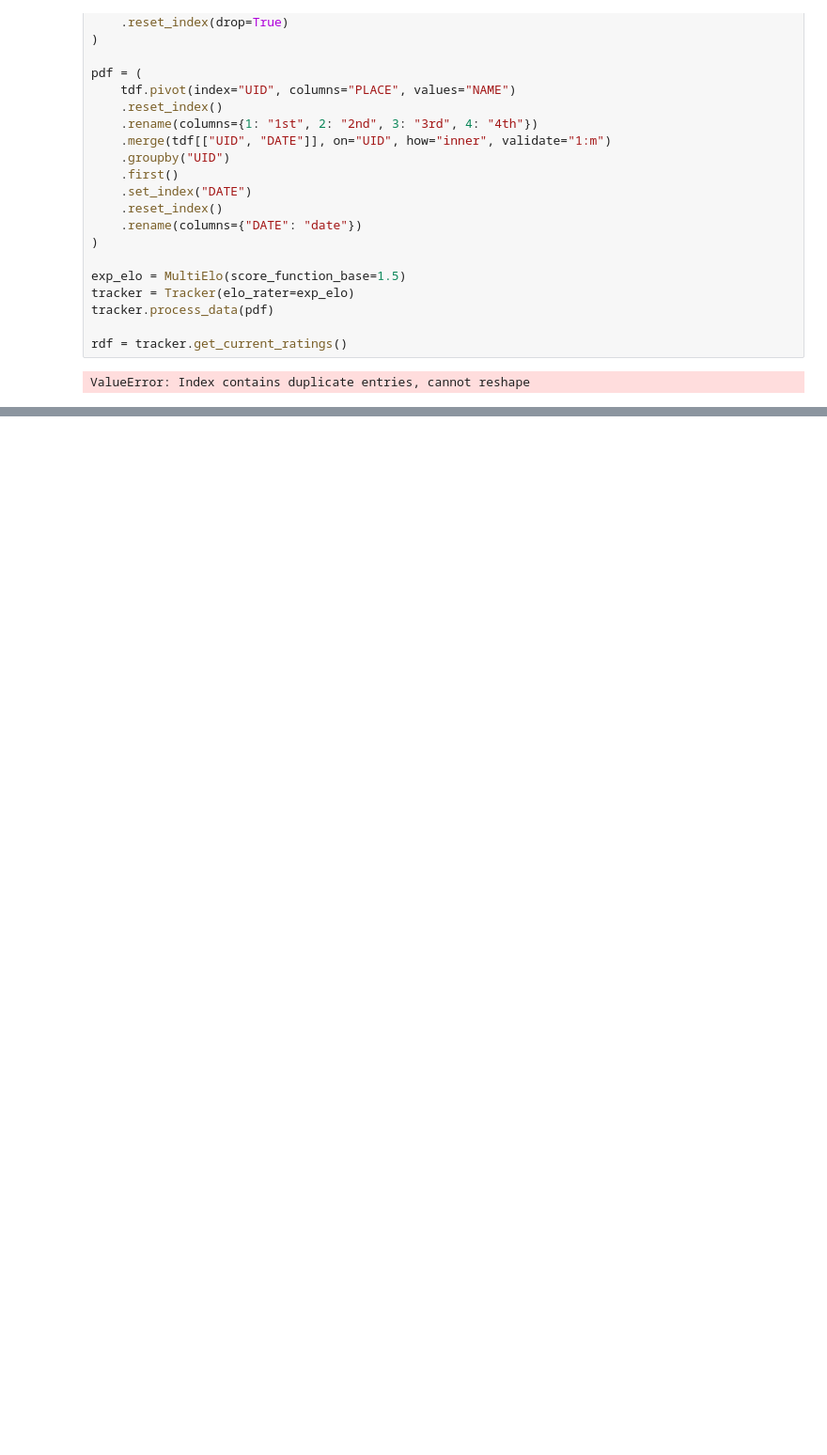
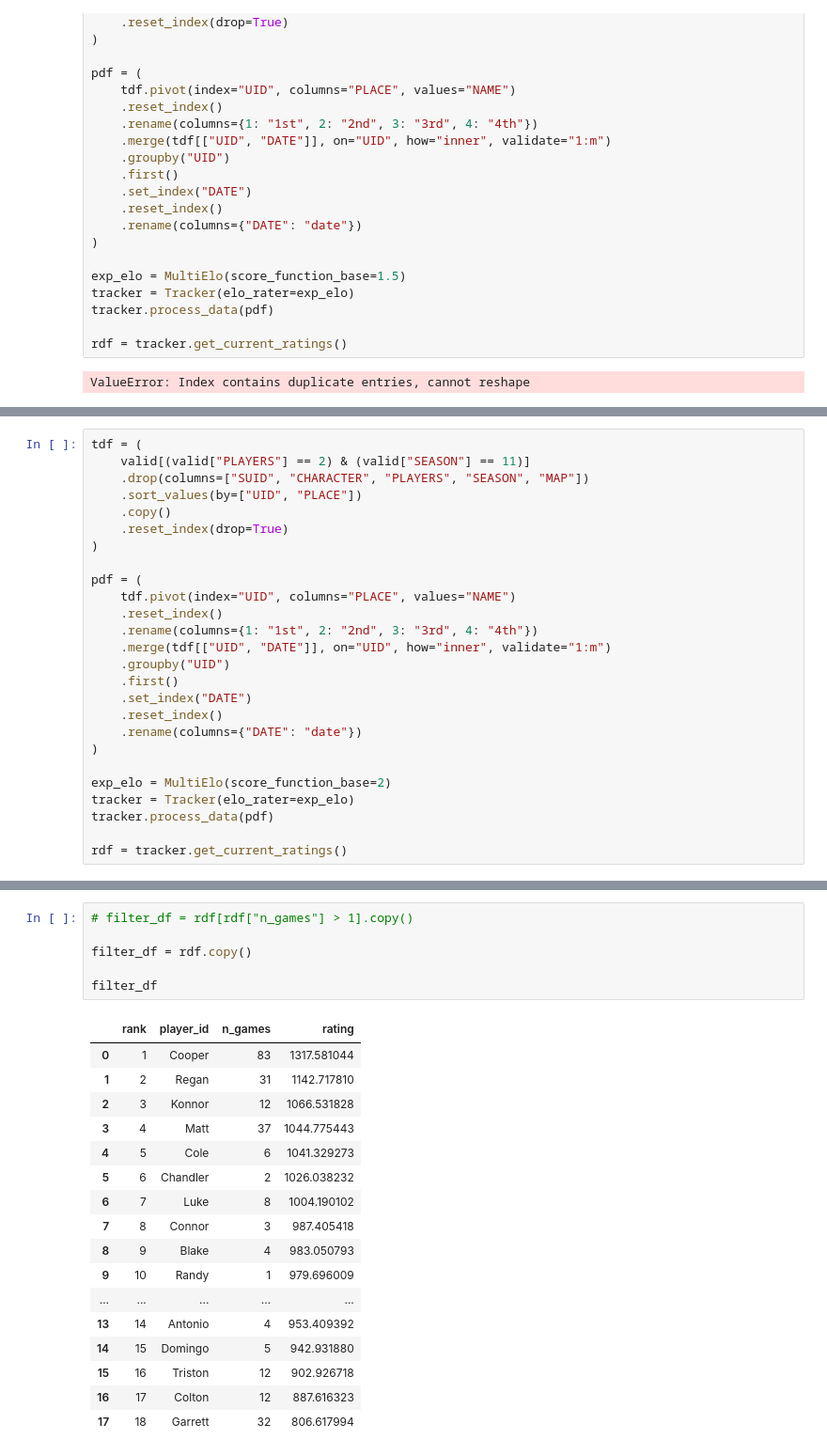
Before and after one commit to c-goodman/mkstream, a Jupyter notebook: notebooks/elo.ipynb, the cells around one changed output, grey strips where cells are left out. Shown: that part at 94% size. Saved outputs shown, nothing was run; the diff lists cells and outputs as text; blank space fills up the shorter version.

```diff
--- a/notebooks/elo.ipynb
+++ b/notebooks/elo.ipynb
@@ -270,0 +273,26 @@ ValueError: Index contains duplicate entries, cannot reshape
+# %%
+tdf = (
+    valid[(valid["PLAYERS"] == 2) & (valid["SEASON"] == 11)]
+    .drop(columns=["SUID", "CHARACTER", "PLAYERS", "SEASON", "MAP"])
+    .sort_values(by=["UID", "PLACE"])
+    .copy()
+    .reset_index(drop=True)
+)
+
+pdf = (
+    tdf.pivot(index="UID", columns="PLACE", values="NAME")
+    .reset_index()
+    .rename(columns={1: "1st", 2: "2nd", 3: "3rd", 4: "4th"})
+    .merge(tdf[["UID", "DATE"]], on="UID", how="inner", validate="1:m")
+    .groupby("UID")
+    .first()
+    .set_index("DATE")
+    .reset_index()
+    .rename(columns={"DATE": "date"})
+)
+
+exp_elo = MultiElo(score_function_base=2)
+tracker = Tracker(elo_rater=exp_elo)
+tracker.process_data(pdf)
+
+rdf = tracker.get_current_ratings()
@@ -271 +319,25 @@ ValueError: Index contains duplicate entries, cannot reshape
+# %%
+# filter_df = rdf[rdf["n_games"] > 1].copy()
+
+filter_df = rdf.copy()
+
+filter_df
+# %% [output]
+|  | rank | player_id | n_games | rating |
+| 0 | 1 | Cooper | 83 | 1317.581044 |
+| 1 | 2 | Regan | 31 | 1142.717810 |
+| 2 | 3 | Konnor | 12 | 1066.531828 |
+| 3 | 4 | Matt | 37 | 1044.775443 |
+| 4 | 5 | Cole | 6 | 1041.329273 |
+| 5 | 6 | Chandler | 2 | 1026.038232 |
+| 6 | 7 | Luke | 8 | 1004.190102 |
+| 7 | 8 | Connor | 3 | 987.405418 |
+| 8 | 9 | Blake | 4 | 983.050793 |
+| 9 | 10 | Randy | 1 | 979.696009 |
+| ... | ... | ... | ... | ... |
+| 13 | 14 | Antonio | 4 | 953.409392 |
+| 14 | 15 | Domingo | 5 | 942.931880 |
+| 15 | 16 | Triston | 12 | 902.926718 |
+| 16 | 17 | Colton | 12 | 887.616323 |
+| 17 | 18 | Garrett | 32 | 806.617994 |
 # %%
```
Also changed, not shown: parts of 10 cells of this notebook.
